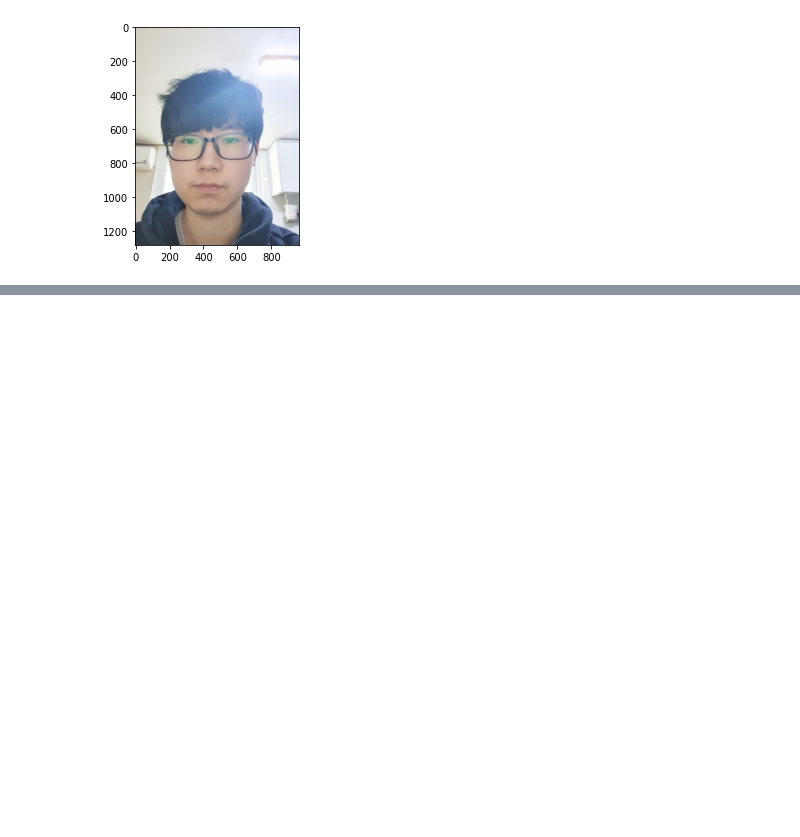
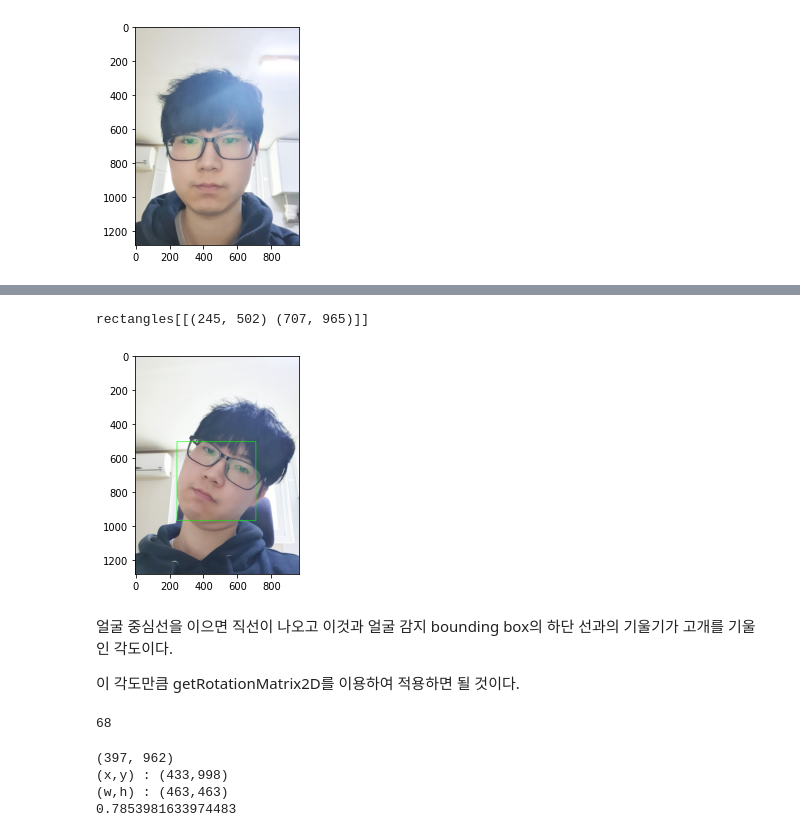
Before and after one commit to kkalkkkal/AIFFEL, a Jupyter notebook: 3. 카메라 스티커앱 만들기 첫걸음/고양이 수염 필터.ipynb, the cells around one changed output, grey strips where cells are left out. Saved outputs shown, nothing was run; the diff lists cells and outputs as text; code cells hidden in the pictures; blank space fills up the shorter version.

```diff
--- a/3. 카메라 스티커앱 만들기 첫걸음/고양이 수염 필터.ipynb
+++ b/3. 카메라 스티커앱 만들기 첫걸음/고양이 수염 필터.ipynb
@@ -147,6 +152,8 @@ plt.show()
 my_image_path2 = './cat-whiskers.png'
 img_bgr2 = cv2.imread(my_image_path2)    # OpenCV로 이미지를 불러옵니다
 img_show = img_bgr2.copy()      # 출력용 이미지를 따로 보관합니다
+img_h, img_w, img_c = img_bgr2.shape
+print(img_h, img_w, img_c)
 plt.imshow(img_show)
 plt.show()
 # %% [output]
@@ -167,9 +178,9 @@ plt.show()
 # 좌표 확인
 
 for dlib_rect, landmark in zip(dlib_rects, list_landmarks):
-    print (landmark[33]) # 코 하단의 index는 33 입니다
+    print (landmark[8]) # 코 하단의 index는 33 입니다
     x = landmark[33][0]
-    y = landmark[33][1] + dlib_rect.height()//2
+    y = landmark[33][1] + img_h//2
     w = h = dlib_rect.width()
     print ('(x,y) : (%d,%d)'%(x,y))
     print ('(w,h) : (%d,%d)'%(w,h))
@@ -220,0 +250,64 @@ plt.show()
+# %%
+#얼굴 검출하기
+detector_hog = dlib.get_frontal_face_detector()
+img_rgb2 = cv2.cvtColor(img_bgr2, cv2.COLOR_BGR2RGB)
+dlib_rects2 = detector_hog(img_rgb2, 1)   # (image, num of image pyramid)
+
+print(dlib_rects2)
+
+for dlib_rect in dlib_rects2:
+    l = dlib_rect.left()
+    t = dlib_rect.top()
+    r = dlib_rect.right()
+    b = dlib_rect.bottom()
+
+    cv2.rectangle(img_show3, (l,t), (r,b), (0,255,0), 2, lineType=cv2.LINE_AA)
+
+img_show_rgb2 =  cv2.cvtColor(img_show3, cv2.COLOR_BGR2RGB)
+plt.imshow(img_show_rgb2)
+plt.show()
+# %% [output]
+rectangles[[(245, 502) (707, 965)]]
+[figure, added]
+# %% [markdown]
+얼굴 중심선을 이으면 직선이 나오고 이것과 얼굴 감지 bounding box의 하단 선과의 기울기가 고개를 기울인 각도이다.
+
+이 각도만큼 getRotationMatrix2D를 이용하여 적용하면 될 것이다.
+# %%
+list_landmarks2 = []
+
+# 얼굴 영역 박스 마다 face landmark를 찾아냅니다
+for dlib_rect in dlib_rects2:
+    points = landmark_predictor(img_rgb2, dlib_rect)
+    # face landmark 좌표를 저장해둡니다
+    list_points = list(map(lambda p: (p.x, p.y), points.parts()))
+    list_landmarks2.append(list_points)
+
+print(len(list_landmarks2[0]))
+# %% [output]
+68
+# %%
+import math
+
+for dlib_rect, landmark in zip(dlib_rects2, list_landmarks2):
+    print (landmark[8]) # 코 하단의 index는 33 입니다
+    x = landmark[33][0]
+    y = landmark[33][1] + img_h//2
+    w = h = dlib_rect.width()
+    print ('(x,y) : (%d,%d)'%(x,y))
+    print ('(w,h) : (%d,%d)'%(w,h))
+
+    # 기울기 구하기
+    # 코와 턱선을 이어본다.
+    x1 = landmark[8][0]
+    y1 = landmark[8][1]
+    x2 = x
+    y2 = y
+    m = (y2-y1)/(x2 - x1) # == tan(theta)
+    rad = math.atan2(y2-y1,x2-x1)
+    print(rad)
+# %% [output]
+(397, 962)
+(x,y) : (433,998)
+(w,h) : (463,463)
+0.7853981633974483
```
Also changed, not shown: parts of 26 cells of this notebook, 1 other file.
